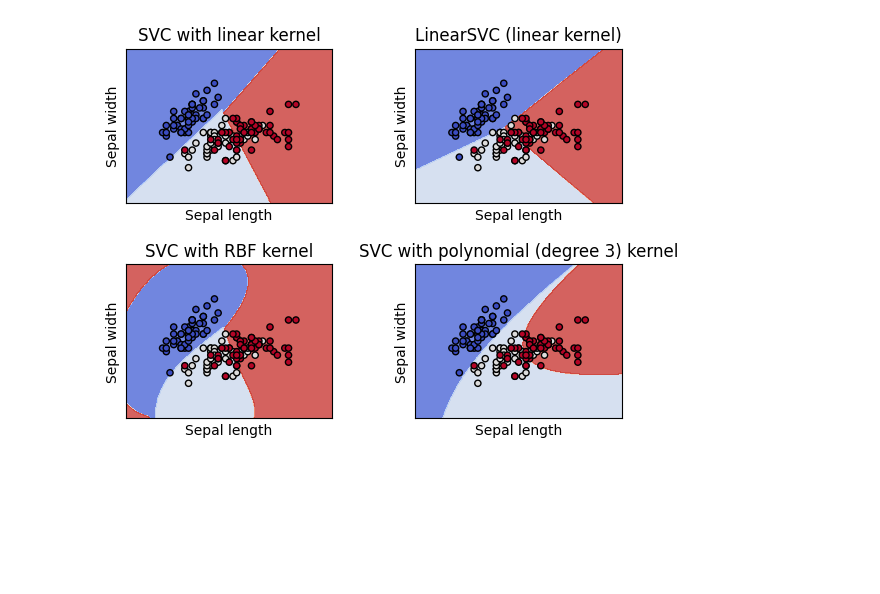
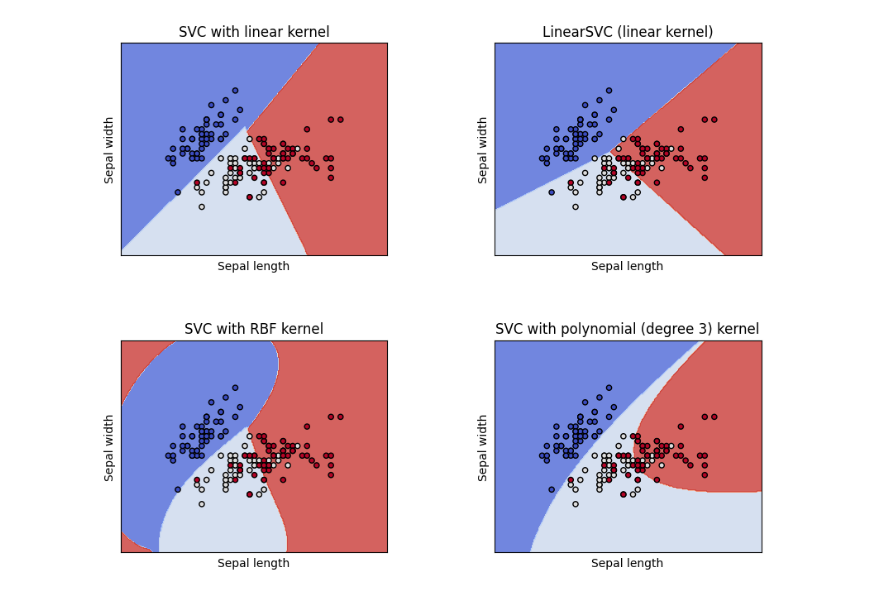
Before and after one commit to juhumkwon/source_code, a Jupyter notebook: 4_2_SVM_예제.ipynb, the cells around one changed output. Saved outputs shown, nothing was run; the diff lists cells and outputs as text; code cells hidden in the pictures; blank space fills up the shorter version.

```diff
--- a/4_2_SVM_예제.ipynb
+++ b/4_2_SVM_예제.ipynb
@@ -1,55 +1,47 @@
 # %% [markdown]
 <a href="https://colab.research.google.com/github/juhumkwon/source_code/blob/main/4_2_SVM_%EC%98%88%EC%A0%9C.ipynb" target="_parent"><img src="https://colab.research.google.com/assets/colab-badge.svg" alt="Open In Colab"/></a>
 # %%
+#출처:https://todayisbetterthanyesterday.tistory.com/32
 # 필요 라이브러리 import
 import numpy as np
 import matplotlib.pyplot as plt
-from sklearn import svm
-from sklearn import datasets  # Import the datasets module
+from sklearn import svm, datasets
+from sklearn.metrics import confusion_matrix
 
-# 기본적인 SVM 모델적합
-# iris 학습용 데이터 사용
-
+# Iris 데이터셋 로드
 iris = datasets.load_iris()
 X = iris.data[:, :2]
 y = iris.target
 
-C = 1                         # SVM의 regularization parameter
-clf = svm.SVC(kernel = "linear", C=C) # create the clf object here
-clf.fit(X,y)
+C = 1  # SVM의 정규화 파라미터
 
-# confusion matrix를 통한 정확도 확인
+# SVC with linear kernel
+clf = svm.SVC(kernel='linear', C=C)
+clf.fit(X, y)
+y_pred = clf.predict(X)
+print("SVC with linear kernel")
+print(confusion_matrix(y, y_pred))
 
-from sklearn.metrics import confusion_matrix    # confusion_matrix라이브러리
-y_pred = clf.predict(X)                         # 학습데이터 분류예측
-confusion_matrix(y, y_pred)                     # 정확성검정
+# LinearSVC
+clf = svm.LinearSVC(C=C, max_iter=10000)
+clf.fit(X, y)
+y_pred = clf.predict(X)
+print("LinearSVC (linear kernel)")
+print(confusion_matrix(y, y_pred))
 
-# LinearSVM 활용
-clf = svm.LinearSVC(C=C, max_iter = 10000)              # 학습 반복횟수 10000
-clf.fit(X,y)
+# SVC with RBF kernel
+clf = svm.SVC(kernel='rbf', gamma=0.7, C=C)
+clf.fit(X, y)
 y_pred = clf.predict(X)
-confusion_matrix(y, y_pred)
+print("SVC with RBF kernel")
+print(confusion_matrix(y, y_pred))
 
-# rbf 활용
-
-clf = svm.SVC(kernel = 'rbf', gamma = 0.7, C=C, max_iter = 10000)
-#gamma는 sigma^2에 해당하는 scale parameter
-#학습 반복횟수 10000
-
-clf.fit(X,y)
+# SVC with polynomial kernel
+clf = svm.SVC(kernel='poly', degree=3, gamma='auto', C=C)
+clf.fit(X, y)
 y_pred = clf.predict(X)
-confusion_matrix(y, y_pred)
-
-# polynomial 활용
-
-clf = svm.SVC(kernel = 'poly', degree = 3, gamma = 'auto', C=C, max_iter = 10000)
-#3차항으로 설정, degree = 3
-#gamma는 sigma^2에 해당하는 scale parameter
-#학습 반복횟수 10000
-
-clf.fit(X,y)
-y_pred = clf.predict(X)
-confusion_matrix(y, y_pred)
+print("SVC with polynomial (degree 3) kernel")
+print(confusion_matrix(y, y_pred))
 
 # 함수 정의
 def make_meshgrid(x, y, h=.02):
@@ -59,26 +51,18 @@ def make_meshgrid(x, y, h=.02):
                          np.arange(y_min, y_max, h))
     return xx, yy
 
-
 def plot_contours(ax, clf, xx, yy, **params):
     Z = clf.predict(np.c_[xx.ravel(), yy.ravel()])
     Z = Z.reshape(xx.shape)
     out = ax.contourf(xx, yy, Z, **params)
     return out
 
- # 데이터 로드하기
-iris = datasets.load_iris()
-
-X = iris.data[:, :2]
-y = iris.target
-
-# 모델 정의&피팅
-C = 1.0 #regularization parameter
+# 모델 정의 및 피팅
 models = (svm.SVC(kernel='linear', C=C),
           svm.LinearSVC(C=C, max_iter=10000),
           svm.SVC(kernel='rbf', gamma=0.7, C=C),
           svm.SVC(kernel='poly', degree=3, gamma='auto', C=C))
-models = (clf.fit(X, y) for clf in models)
+models = [clf.fit(X, y) for clf in models]  # 각 모델을 피팅
 
 # plot title 형성
 titles = ('SVC with linear kernel',
@@ -87,16 +71,14 @@ titles = ('SVC with linear kernel',
           'SVC with polynomial (degree 3) kernel')
 
 # plot 그리기
-
-fig, sub = plt.subplots(2, 2)
+fig, sub = plt.subplots(2, 2, figsize=(10, 8))
 plt.subplots_adjust(wspace=0.4, hspace=0.4)
 
 X0, X1 = X[:, 0], X[:, 1]
 xx, yy = make_meshgrid(X0, X1)
 
 for clf, title, ax in zip(models, titles, sub.flatten()):
-    plot_contours(ax, clf, xx, yy,
-                  cmap=plt.cm.coolwarm, alpha=0.8)
+    plot_contours(ax, clf, xx, yy, cmap=plt.cm.coolwarm, alpha=0.8)
     ax.scatter(X0, X1, c=y, cmap=plt.cm.coolwarm, s=20, edgecolors='k')
     ax.set_xlim(xx.min(), xx.max())
     ax.set_ylim(yy.min(), yy.max())
@@ -111 +109 @@ plt.show()
-[figure, old version]
+[figure, new version]
```
Also changed, not shown: parts of 1 cell of this notebook.
